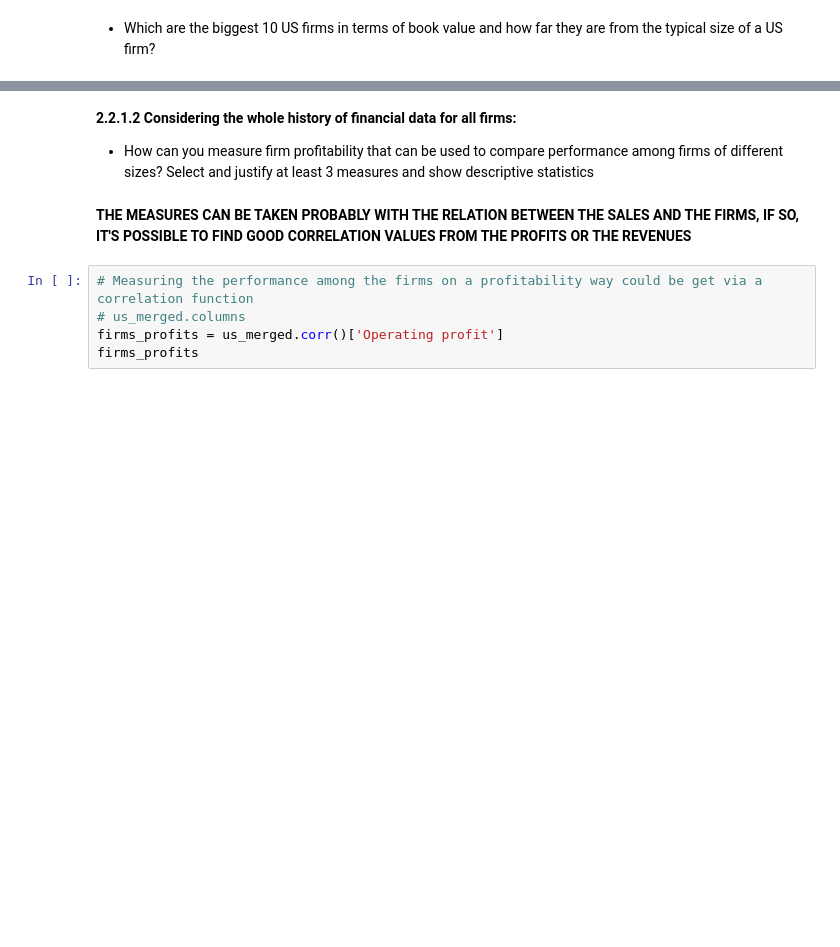
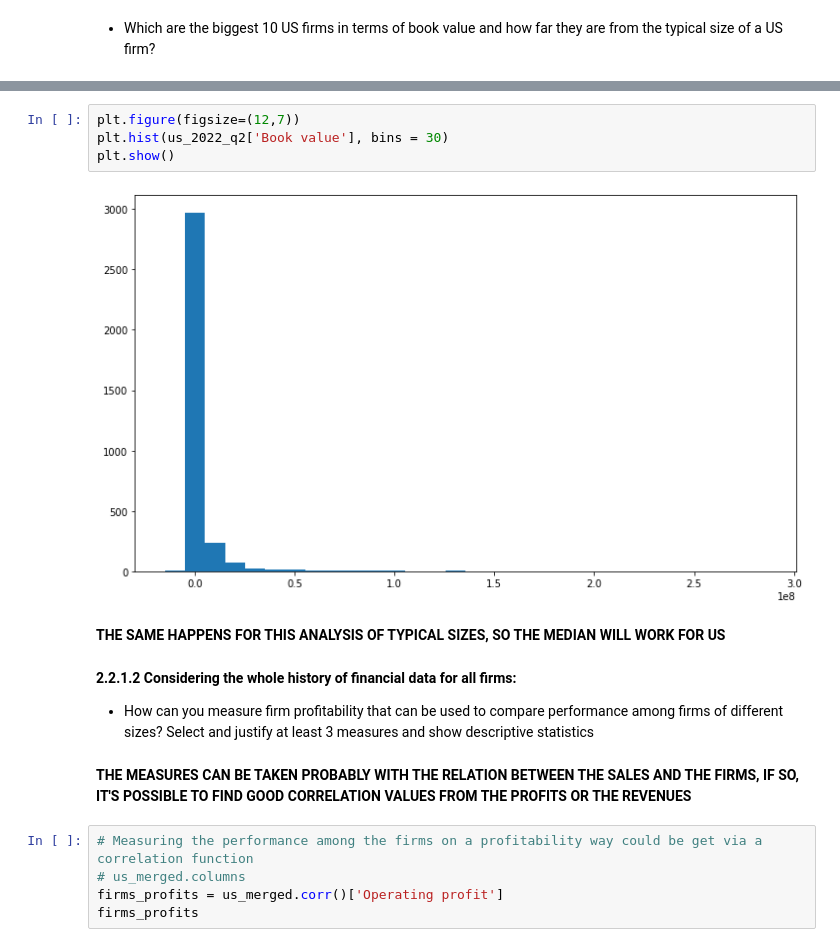
Before and after one commit to A01706155/TC3006C-StatisticsWorkshop, a Jupyter notebook: Business_case/business_case.ipynb, the cells around one changed output, grey strips where cells are left out. Cells and saved outputs as stored; diff of their text form; blank space fills up the shorter version.

```diff
--- a/Business_case/business_case.ipynb
+++ b/Business_case/business_case.ipynb
@@ -275,3 +302,11 @@ biggest_10_bk_v
+# %%
+plt.figure(figsize=(12,7))
+plt.hist(us_2022_q2['Book value'], bins = 30)
+plt.show()
+# %% [output]
+[figure, added]
+# %% [markdown]
+**THE SAME HAPPENS FOR THIS ANALYSIS OF TYPICAL SIZES, SO THE MEDIAN WILL WORK FOR US**
 # %% [markdown]
 **2.2.1.2 Considering the whole history of financial data for all firms:**
 
```
Also changed, not shown: parts of 52 cells of this notebook, 1 other file.
